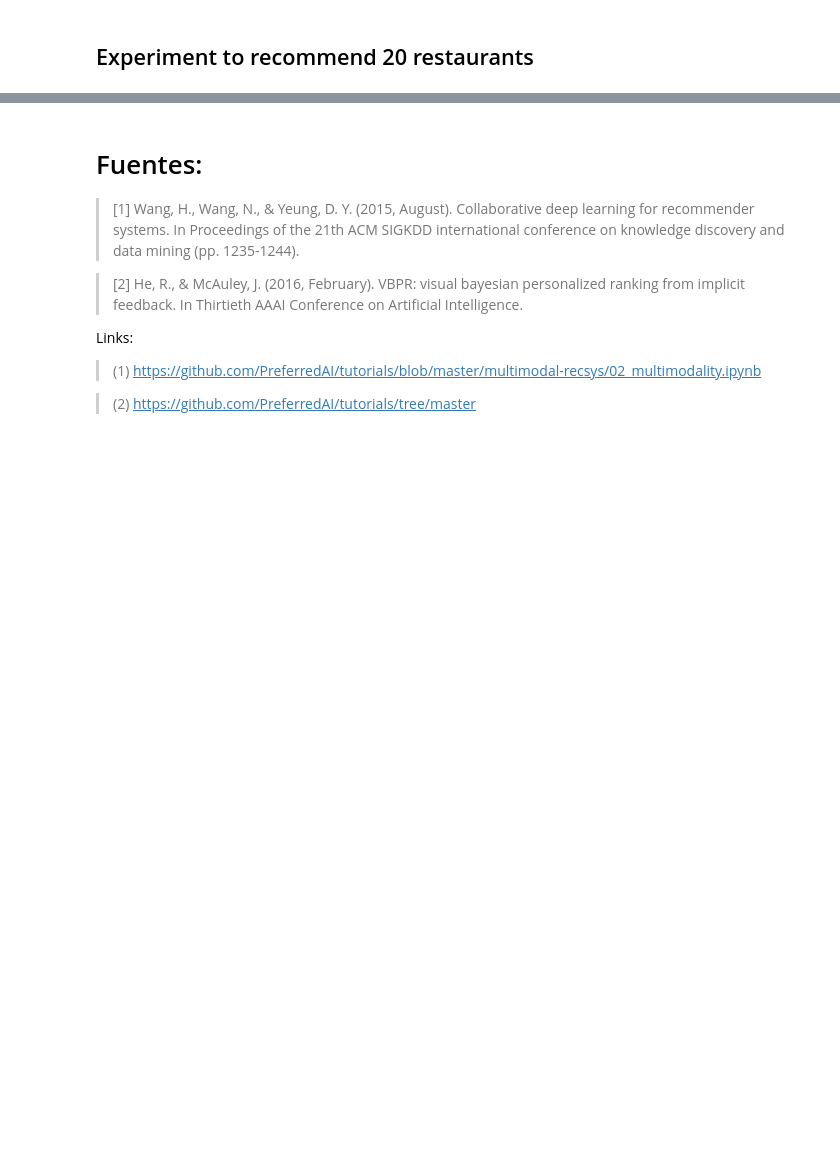
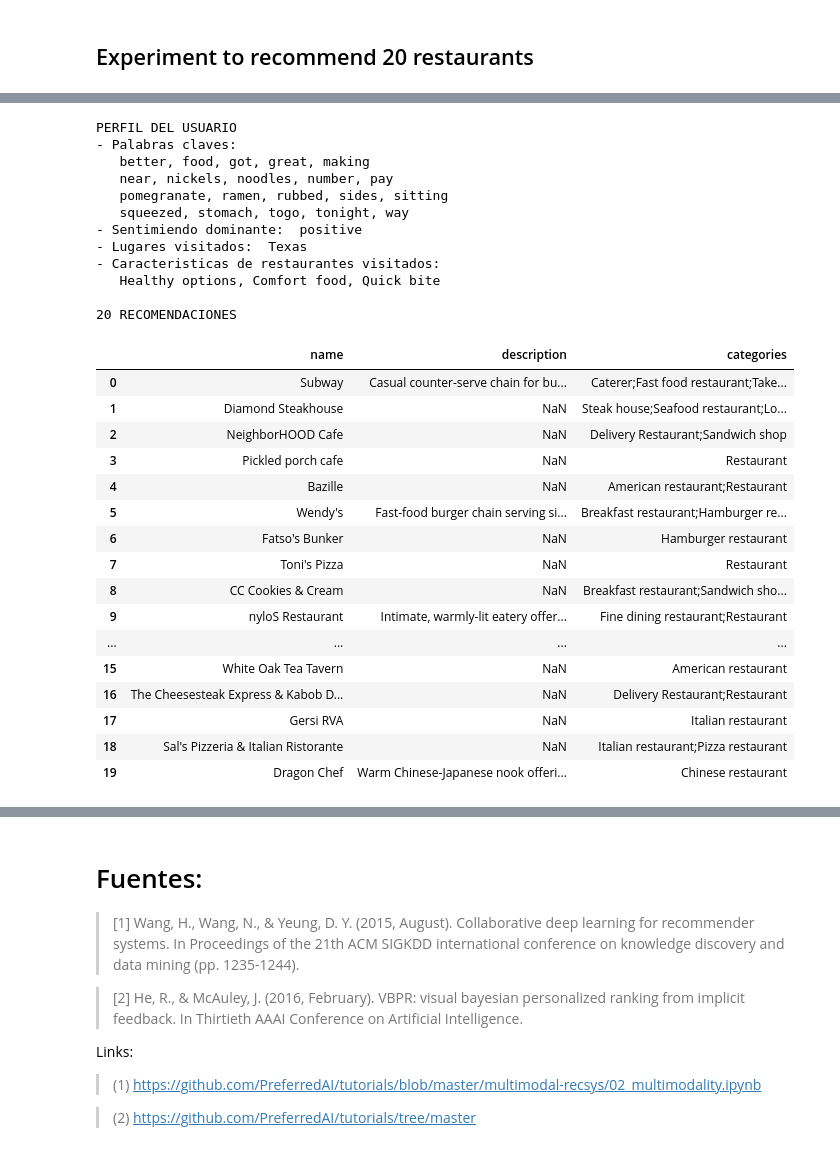
Before and after one commit to pedrozavalat/iic3633-proyecto, a Jupyter notebook: iic3633_v1_models_baselines.ipynb, the cells around one changed output, grey strips where cells are left out. Drawn from its saved outputs; the diff is of its cells as text; code cells hidden in the pictures; blank space fills up the shorter version.

```diff
--- a/iic3633_v1_models_baselines.ipynb
+++ b/iic3633_v1_models_baselines.ipynb
@@ -1159,0 +1409,32 @@ show_recommendations(
+# %%
+show_recommendations(user1, vbpr_reclist20[user1])
+# %% [output]
+PERFIL DEL USUARIO
+- Palabras claves:
+   better, food, got, great, making
+   near, nickels, noodles, number, pay
+   pomegranate, ramen, rubbed, sides, sitting
+   squeezed, stomach, togo, tonight, way
+- Sentimiendo dominante:  positive
+- Lugares visitados:  Texas
+- Caracteristicas de restaurantes visitados:
+   Healthy options, Comfort food, Quick bite
+
+20 RECOMENDACIONES
+|  | name | description | categories |
+| 0 | Subway | Casual counter-serve chain for bu... | Caterer;Fast food restaurant;Take... |
+| 1 | Diamond Steakhouse | NaN | Steak house;Seafood restaurant;Lo... |
+| 2 | NeighborHOOD Cafe | NaN | Delivery Restaurant;Sandwich shop |
+| 3 | Pickled porch cafe | NaN | Restaurant |
+| 4 | Bazille | NaN | American restaurant;Restaurant |
+| 5 | Wendy's | Fast-food burger chain serving si... | Breakfast restaurant;Hamburger re... |
+| 6 | Fatso's Bunker | NaN | Hamburger restaurant |
+| 7 | Toni's Pizza | NaN | Restaurant |
+| 8 | CC Cookies & Cream | NaN | Breakfast restaurant;Sandwich sho... |
+| 9 | nyloS Restaurant | Intimate, warmly-lit eatery offer... | Fine dining restaurant;Restaurant |
+| ... | ... | ... | ... |
+| 15 | White Oak Tea Tavern | NaN | American restaurant |
+| 16 | The Cheesesteak Express & Kabob D... | NaN | Delivery Restaurant;Restaurant |
+| 17 | Gersi RVA | NaN | Italian restaurant |
+| 18 | Sal's Pizzeria & Italian Ristorante | NaN | Italian restaurant;Pizza restaurant |
+| 19 | Dragon Chef | Warm Chinese-Japanese nook offeri... | Chinese restaurant |
```
Also changed, not shown: parts of 74 cells of this notebook.
